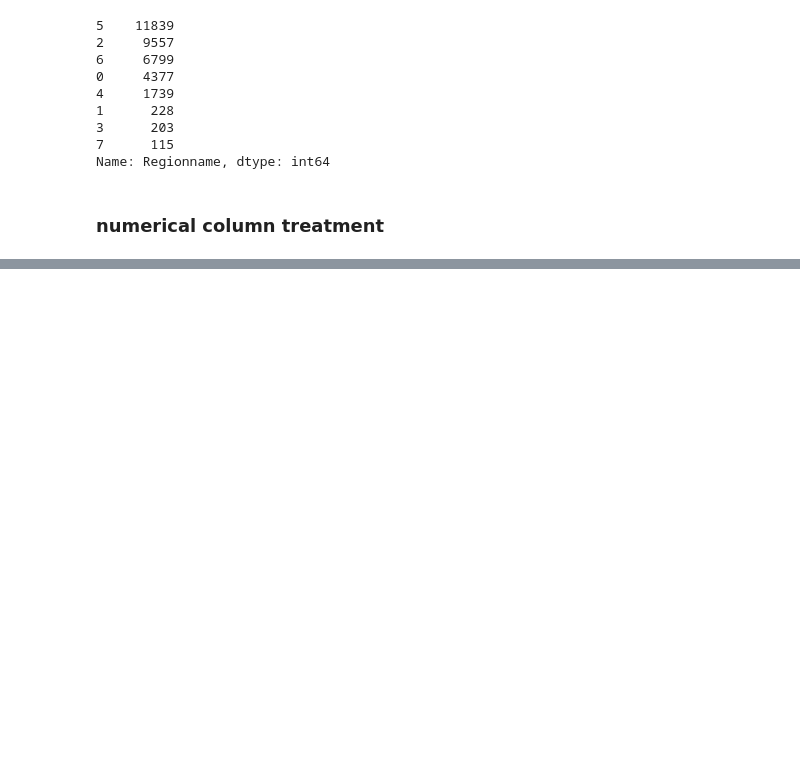
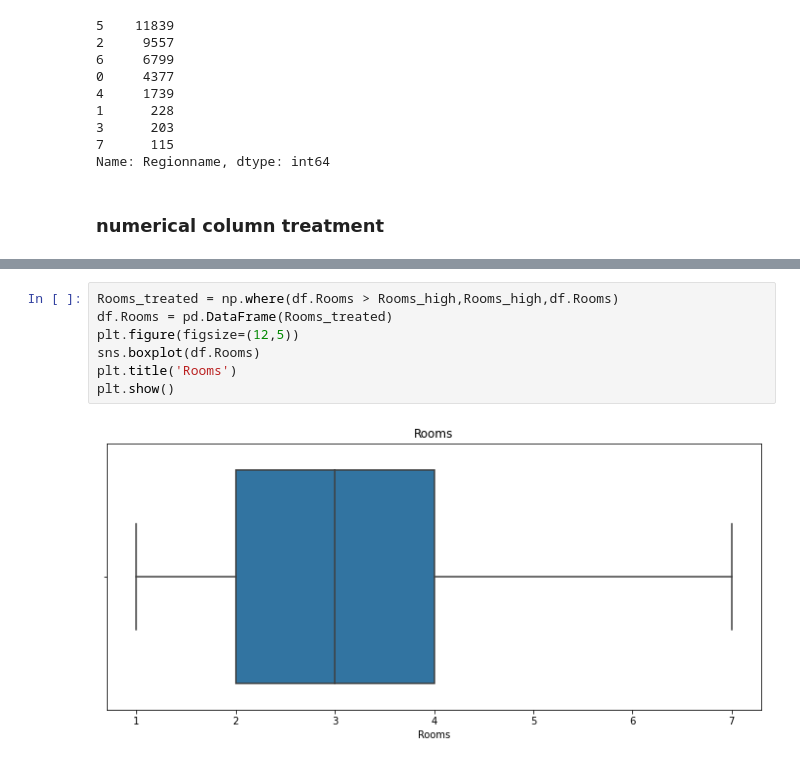
Before and after one commit to deepakjeff2/data-cleaning, a Jupyter notebook: Melbourne_housing_FULL EDA.ipynb, the cells around one changed output, grey strips where cells are left out. Saved outputs shown, nothing was run; the diff lists cells and outputs as text; blank space fills up the shorter version.

```diff
--- a/Melbourne_housing_FULL EDA.ipynb
+++ b/Melbourne_housing_FULL EDA.ipynb
@@ -257,0 +276,9 @@ Name: Regionname, dtype: int64
+# %%
+Rooms_treated = np.where(df.Rooms > Rooms_high,Rooms_high,df.Rooms)
+df.Rooms = pd.DataFrame(Rooms_treated)
+plt.figure(figsize=(12,5))
+sns.boxplot(df.Rooms)
+plt.title('Rooms')
+plt.show()
+# %% [output]
+[figure, added]
```
Also changed, not shown: parts of 20 cells of this notebook.
